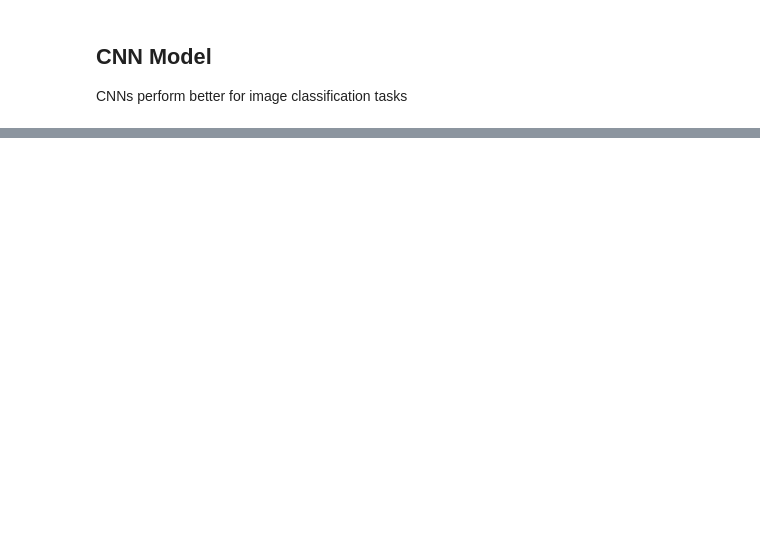
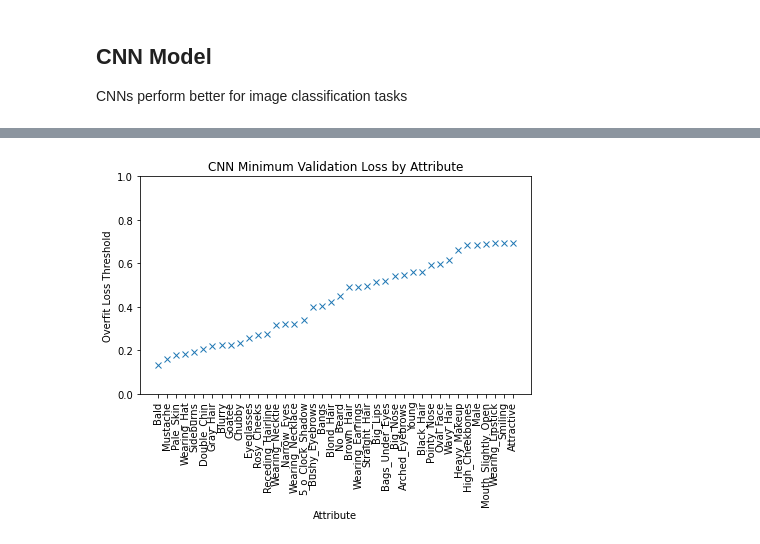
Before and after one commit to EMAT31530/ai-group-project-summer-assessment-oscar, a Jupyter notebook: Intro_AI_Summer_Project_Oscar_Evans_1806113.ipynb, the cells around one changed output, grey strips where cells are left out. Saved outputs shown, nothing was run; the diff lists cells and outputs as text; code cells hidden in the pictures; blank space fills up the shorter version.

```diff
--- a/Intro_AI_Summer_Project_Oscar_Evans_1806113.ipynb
+++ b/Intro_AI_Summer_Project_Oscar_Evans_1806113.ipynb
@@ -384,18 +477,20 @@ Estimated training-validation loss intersection: 0.5452198088169098
 # %%
-# attr_loss_values=pd.Series(attr_min_losses).sort_values(ascending=True)
+#attr_loss_values=pd.Series(attr_min_losses).sort_values(ascending=True)
 
-#pickle.dump(, open(".p", "wb" ))
-#attr_loss_values=pickle.load(open("attr_loss_values.p", "rb" ))
+#pickle.dump(attr_loss_values, open("CNN_attr_loss_values.p", "wb" ))
+attr_loss_values=pickle.load(open("CNN_attr_loss_values.p", "rb" ))
 
-# print(attr_loss_values)
+#print(attr_loss_values)
 
 plt.plot(attr_loss_values.sort_values(ascending=True), 'x')
 plt.xlabel("Attribute")
 plt.ylabel("Overfit Loss Threshold")
 plt.ylim((0, 1))
-plt.title("CNN Train-Validation Loss Intersection by Attribute")
+plt.title("CNN Minimum Validation Loss by Attribute")
 plt.xticks(rotation=90)
 fig=plt.gcf()
 fig.set_size_inches(7,4)
-plt.savefig("CNN Train-Validation Loss Intersection by Attribute.png", dpi=100, bbox_inches='tight')
+plt.savefig("CNN Min-Val Loss by Attribute.png", dpi=100, bbox_inches='tight')
 plt.show()
+# %% [output]
+[figure, added]
```
Also changed, not shown: parts of 15 cells of this notebook, 4 other files.
